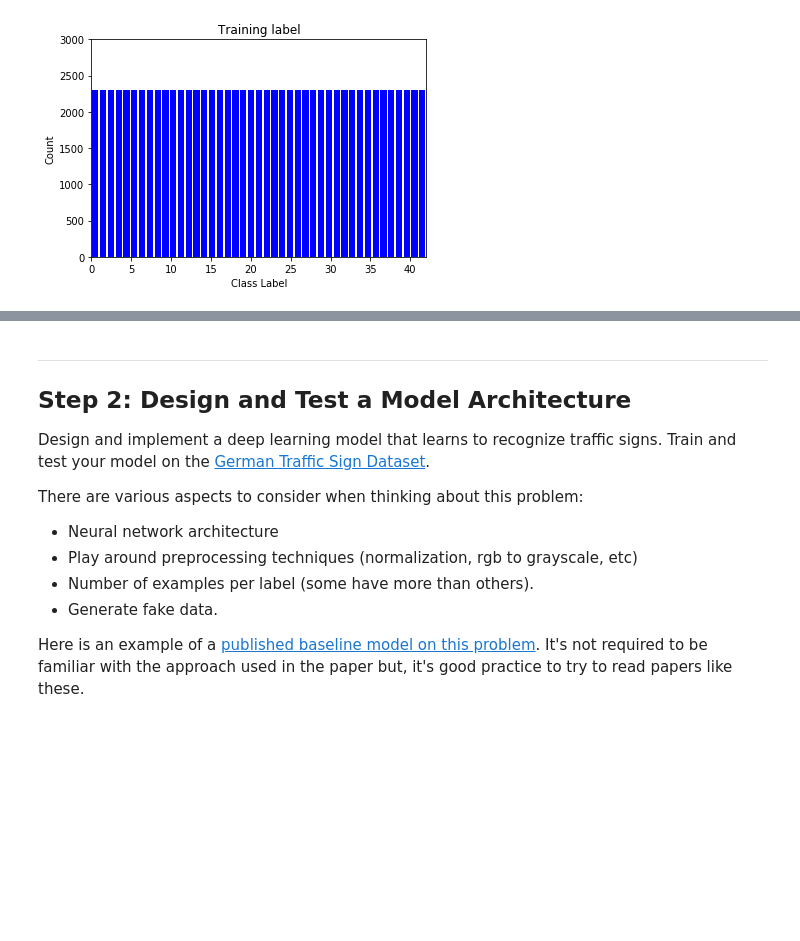
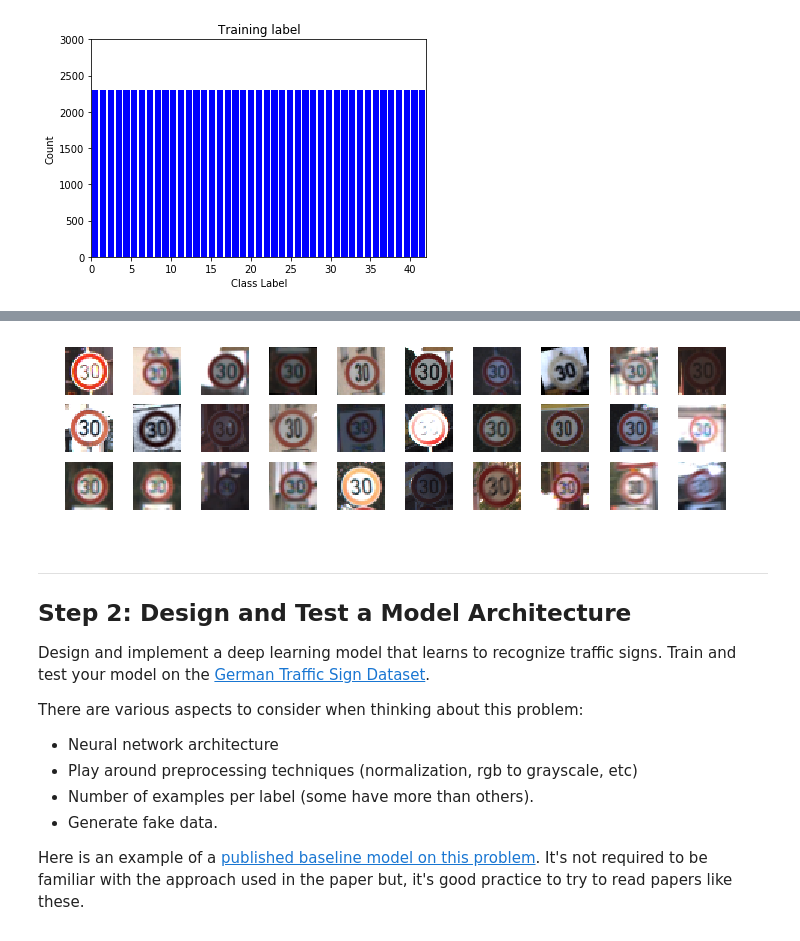
Before and after one commit to tx2016/Self-Driving_Car-Nanodegree-Projects, a Jupyter notebook: CarND-Traffic-Sign-Classifier-Project/Traffic_Sign_Classifier.ipynb, the cells around one changed output, grey strips where cells are left out. Cells and saved outputs as stored; diff of their text form; code cells hidden in the pictures; blank space fills up the shorter version.

```diff
--- a/CarND-Traffic-Sign-Classifier-Project/Traffic_Sign_Classifier.ipynb
+++ b/CarND-Traffic-Sign-Classifier-Project/Traffic_Sign_Classifier.ipynb
@@ -159,3 +177,14 @@ plt.show()
+# %%
+features = X_train[np.where(y_train == 1)]
+plt.figure(figsize=(12,3))
+for i in range(30):
+    plt.subplot(3,10,i+1)
+    random = np.random.randint(0, len(features))
+    image = features[random]
+    plt.axis('off')
+    plt.imshow(image)
+# %% [output]
+[figure, added]
 # %% [markdown]
 ----
 
```
Also changed, not shown: parts of 16 cells of this notebook.
